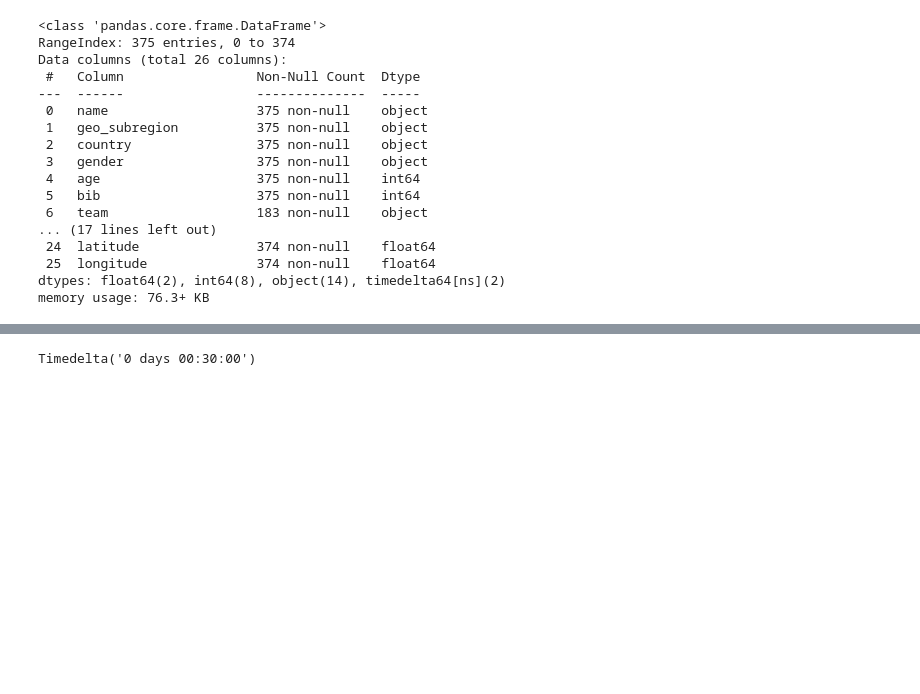
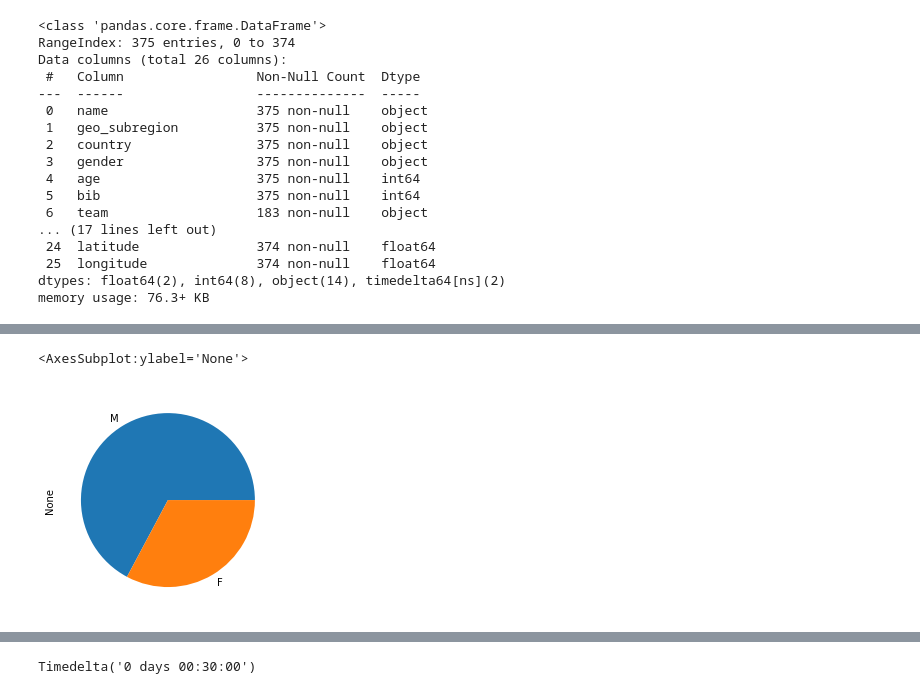
Before and after one commit to CraftyJack/racing_analysis, a Jupyter notebook: 02_EDA/racing_EDA.ipynb, the cells around one changed output, grey strips where cells are left out. Saved outputs shown, nothing was run; the diff lists cells and outputs as text; code cells hidden in the pictures; blank space fills up the shorter version.

```diff
--- a/02_EDA/racing_EDA.ipynb
+++ b/02_EDA/racing_EDA.ipynb
@@ -101,0 +107,7 @@ df
+# %%
+# Gender distribution?
+gender_counts = pd.value_counts(df['gender'].values, sort=True)
+gender_counts.plot.pie()
+# %% [output]
+<AxesSubplot:ylabel='None'>
+[figure, added]
```
Also changed, not shown: parts of 31 cells of this notebook.
